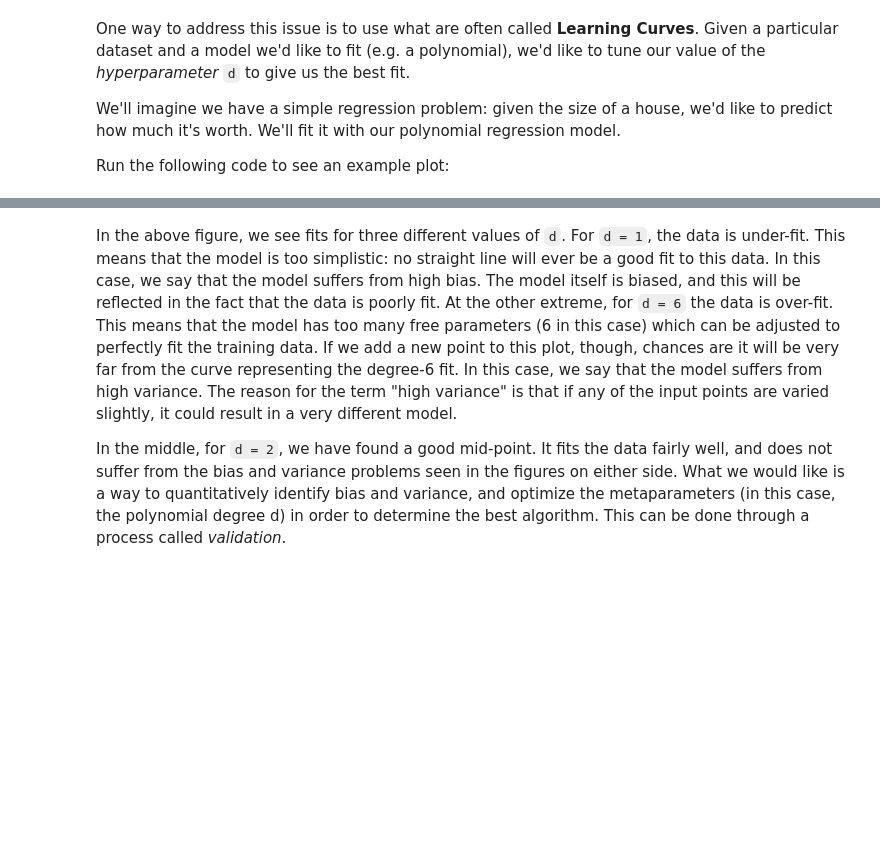
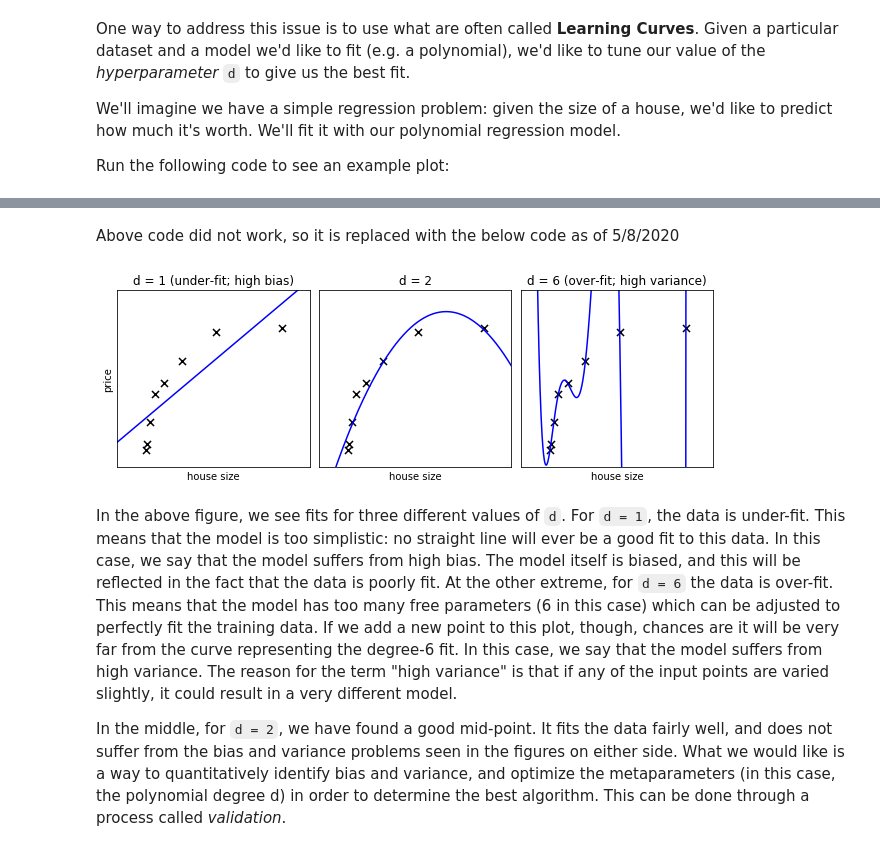
Before and after one commit to LisamShoe/codergirl-python, a Jupyter notebook: 08_validation_and_learning_curves.ipynb, the cells around one changed output, grey strips where cells are left out. Cells and saved outputs as stored; diff of their text form; code cells hidden in the pictures; blank space fills up the shorter version.

```diff
--- a/08_validation_and_learning_curves.ipynb
+++ b/08_validation_and_learning_curves.ipynb
@@ -117,3 +117,45 @@ plot_bias_variance(8, random_seed=42)
+# %% [markdown]
+Above code did not work, so it is replaced with the below code as of 5/8/2020
+# %%
+def generating_func(x, err=0.5):
+    return np.random.normal(10 - 1. / (x + 0.1), err)
+from sklearn.pipeline import make_pipeline
+from sklearn.linear_model import LinearRegression
+from sklearn.preprocessing import PolynomialFeatures
+
+n_samples = 8
+
+np.random.seed(42)
+x = 10 ** np.linspace(-2, 0, n_samples)
+y = generating_func(x)
+
+x_test = np.linspace(-0.2, 1.2, 1000)
+
+titles = ['d = 1 (under-fit; high bias)',
+          'd = 2',
+          'd = 6 (over-fit; high variance)']
+degrees = [1, 2, 6]
+
+fig = plt.figure(figsize=(9, 3.5))
+fig.subplots_adjust(left=0.06, right=0.98, bottom=0.15, top=0.85, wspace=0.05)
+
+for i, d in enumerate(degrees):
+    ax = fig.add_subplot(131 + i, xticks=[], yticks=[])
+    ax.scatter(x, y, marker='x', c='k', s=50)
+
+    model = make_pipeline(PolynomialFeatures(d), LinearRegression())
+    model.fit(x[:, np.newaxis], y)
+    ax.plot(x_test, model.predict(x_test[:, np.newaxis]), '-b')
+
+    ax.set_xlim(-0.2, 1.2)
+    ax.set_ylim(0, 12)
+    ax.set_xlabel('house size')
+    if i == 0:
+        ax.set_ylabel('price')
+
+    ax.set_title(titles[i])
+# %% [output]
+[figure, added]
 # %% [markdown]
 In the above figure, we see fits for three different values of `d`.
 For `d = 1`, the data is under-fit. This means that the model is too
```
Also changed, not shown: parts of 8 cells of this notebook.
